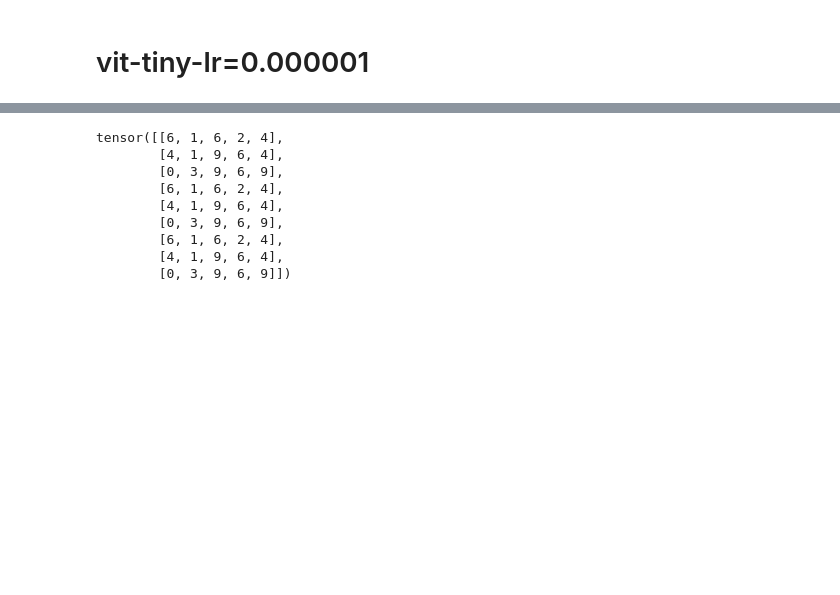
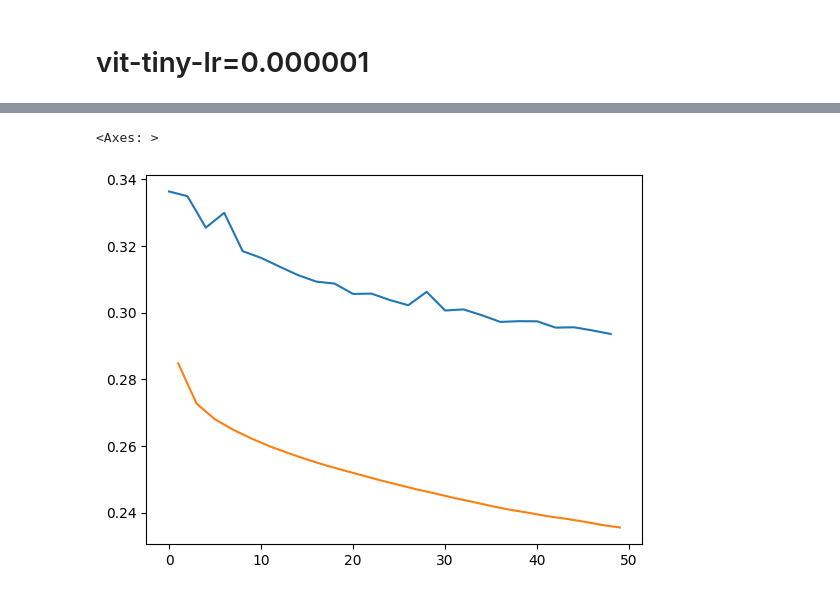
Before and after one commit to nyuad-cai/CXR-EHR-MSN, a Jupyter notebook: notebooks/tracking.ipynb, the cells around one changed output, grey strips where cells are left out. Cells and saved outputs as stored; diff of their text form; code cells hidden in the pictures; blank space fills up the shorter version.

Commit message:
msn and random baselines training finished

```diff
--- a/notebooks/tracking.ipynb
+++ b/notebooks/tracking.ipynb
@@ -307,12 +30,6 @@ tensor([[6, 1, 6, 2, 4],
-# %%
-x.repeat((3,1))
-# %% [output]
-tensor([[6, 1, 6, 2, 4],
-        [4, 1, 9, 6, 4],
-        [0, 3, 9, 6, 9],
-        [6, 1, 6, 2, 4],
-        [4, 1, 9, 6, 4],
-        [0, 3, 9, 6, 9],
-        [6, 1, 6, 2, 4],
-        [4, 1, 9, 6, 4],
-        [0, 3, 9, 6, 9]])
+# %%
+ev[ev.val_auroc.notna()].val_loss.plot()
+ev[ev.train_auroc.notna()].train_loss.plot()
+# %% [output]
+<Axes: >
+[figure, added]
```
Also changed, not shown: parts of 49 cells of this notebook, 9 other files.
